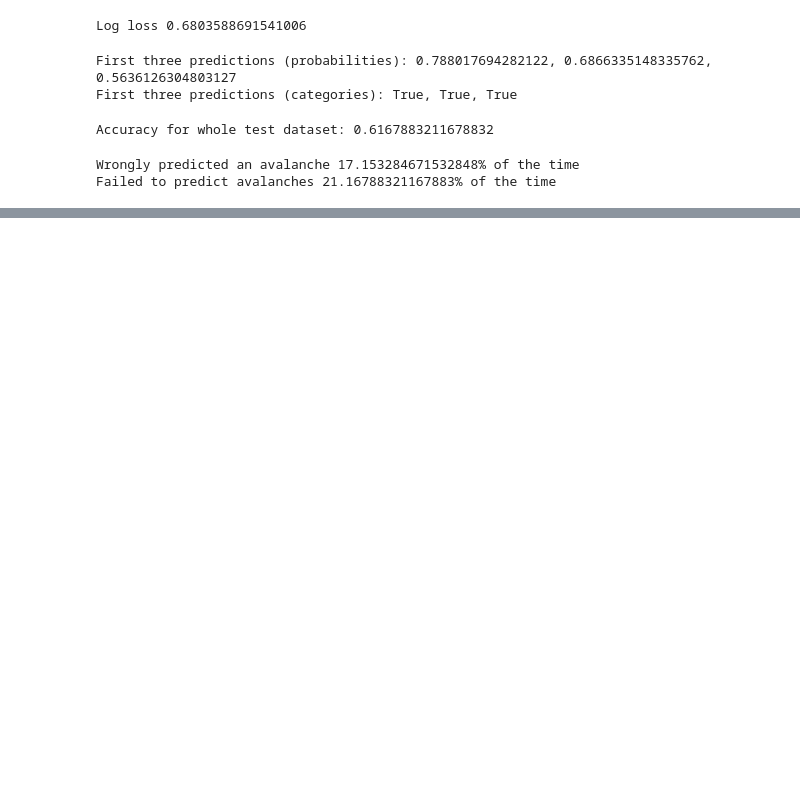
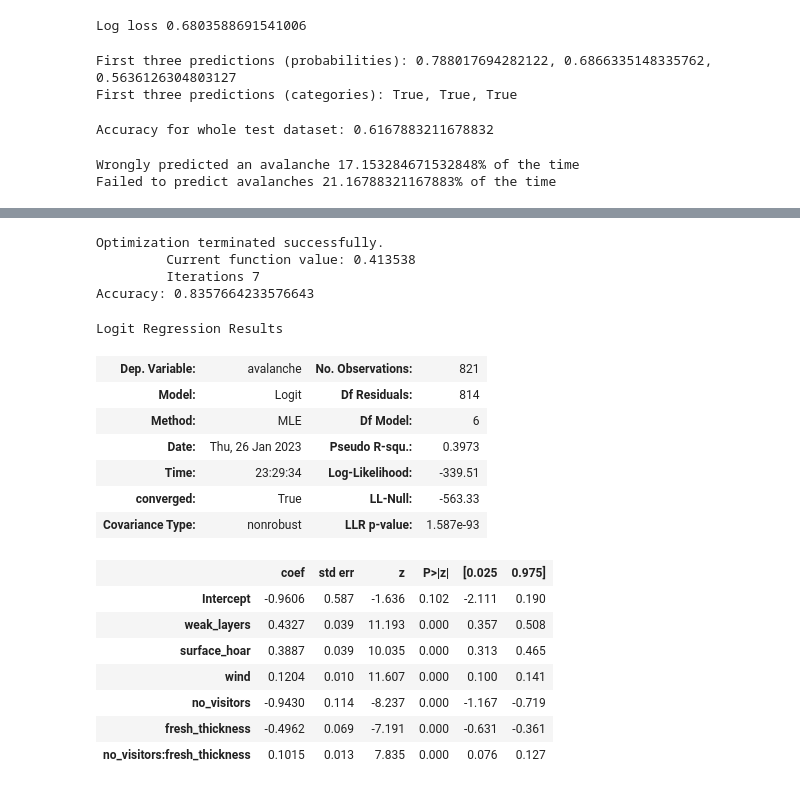
Before and after one commit to sunnylistax25/ClassificationModels, a Jupyter notebook: SimpleLogisticModel.ipynb, the cells around one changed output, grey strips where cells are left out. Saved outputs shown, nothing was run; the diff lists cells and outputs as text; code cells hidden in the pictures; blank space fills up the shorter version.

```diff
--- a/SimpleLogisticModel.ipynb
+++ b/SimpleLogisticModel.ipynb
@@ -302,0 +429,30 @@ Failed to predict avalanches 21.16788321167883% of the time
+# %%
+# Create a model with an interaction. Notice the end of the string where
+# we've a multiply sign between no_visitors and fresh_thickness
+formula = "avalanche ~ weak_layers + surface_hoar + wind + no_visitors * fresh_thickness"
+model_with_interaction = smf.logit(formula, train).fit()
+calculate_accuracy(model_with_interaction)
+# %% [output]
+Optimization terminated successfully.
+         Current function value: 0.413538
+         Iterations 7
+Accuracy: 0.8357664233576643
+# %%
+model_with_interaction.summary()
+# %% [output]
+Logit Regression Results
+| Dep. Variable: | avalanche | No. Observations: | 821 |
+| Model: | Logit | Df Residuals: | 814 |
+| Method: | MLE | Df Model: | 6 |
+| Date: | Thu, 26 Jan 2023 | Pseudo R-squ.: | 0.3973 |
+| Time: | 23:29:34 | Log-Likelihood: | -339.51 |
+| converged: | True | LL-Null: | -563.33 |
+| Covariance Type: | nonrobust | LLR p-value: | 1.587e-93 |
+|  | coef | std err | z | P>|z| | [0.025 | 0.975] |
+| Intercept | -0.9606 | 0.587 | -1.636 | 0.102 | -2.111 | 0.190 |
+| weak_layers | 0.4327 | 0.039 | 11.193 | 0.000 | 0.357 | 0.508 |
+| surface_hoar | 0.3887 | 0.039 | 10.035 | 0.000 | 0.313 | 0.465 |
+| wind | 0.1204 | 0.010 | 11.607 | 0.000 | 0.100 | 0.141 |
+| no_visitors | -0.9430 | 0.114 | -8.237 | 0.000 | -1.167 | -0.719 |
+| fresh_thickness | -0.4962 | 0.069 | -7.191 | 0.000 | -0.631 | -0.361 |
+| no_visitors:fresh_thickness | 0.1015 | 0.013 | 7.835 | 0.000 | 0.076 | 0.127 |
```
Also changed, not shown: parts of 12 cells of this notebook.
